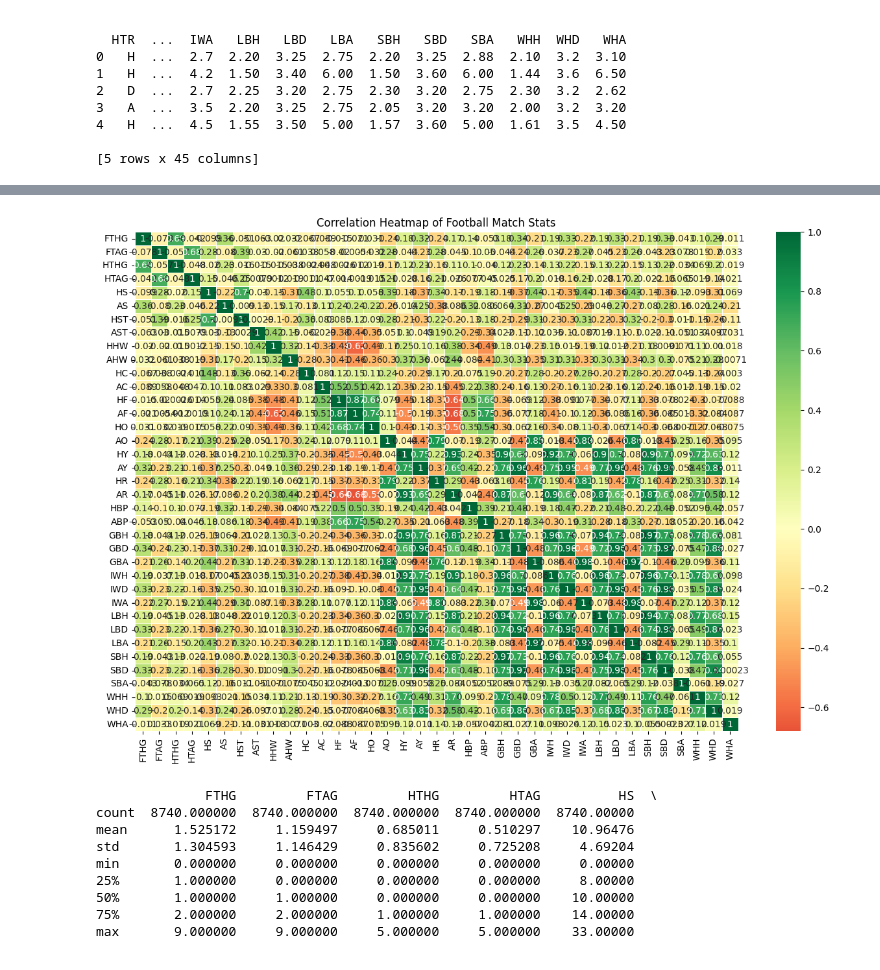
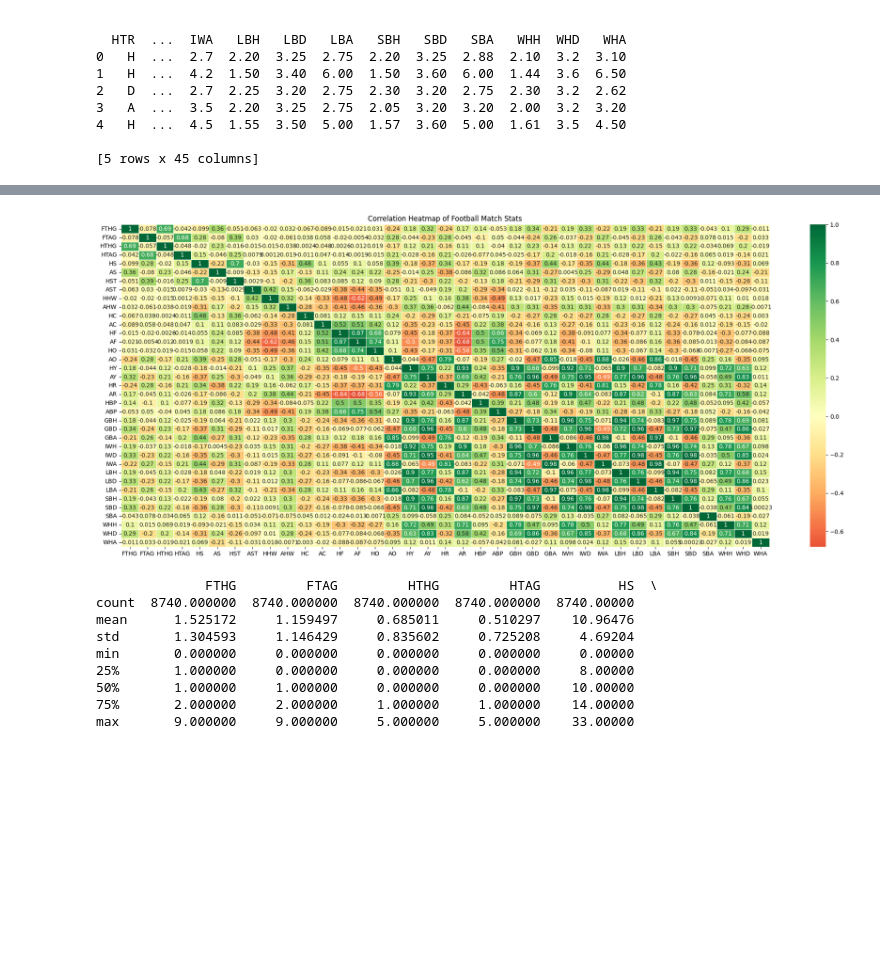
Before and after one commit to GodwinBentum/new-e-prem, a Jupyter notebook: english-football.ipynb, the cells around one changed output, grey strips where cells are left out. Saved outputs shown, nothing was run; the diff lists cells and outputs as text; code cells hidden in the pictures; blank space fills up the shorter version.

```diff
--- a/english-football.ipynb
+++ b/english-football.ipynb
@@ -181,28 +181,28 @@ dtype: object
 # %%
 import pandas as pd
 import seaborn as sns
 import matplotlib.pyplot as plt
 
 # Assuming cleaned_df is your DataFrame
 
 # Drop non-numeric columns for correlation calculation
 numeric_df = cleaned_df.select_dtypes(include=[float, int])
 
 # Option: Fill missing values with mean (or any other strategy)
 numeric_df_filled = numeric_df.fillna(numeric_df.mean())
 
 # Compute the correlation matrix
 corr_matrix = numeric_df_filled.corr()
 
 # Plot the heatmap
-plt.figure(figsize=(15, 10))  # Adjust size for better readability
+plt.figure(figsize=(25, 10))  # Adjust size for better readability
 sns.heatmap(corr_matrix, annot=True, cmap='RdYlGn', center=0, linewidths=0.5)
 
 # Set title for heatmap
 plt.title('Correlation Heatmap of Football Match Stats')
 plt.show()
 # %% [output]
-[figure, old version]
+[figure, new version]
 # %%
 # Basic statistical description
 print(cleaned_df.describe())
```
Also changed, not shown: parts of 27 cells of this notebook.
